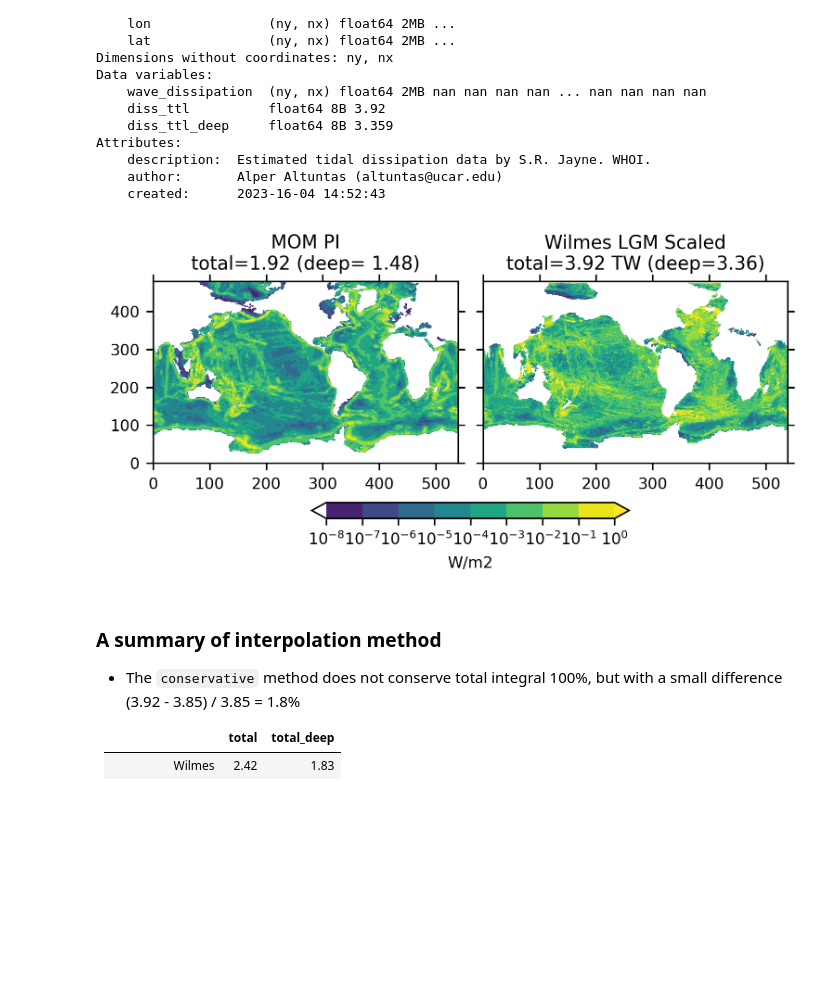
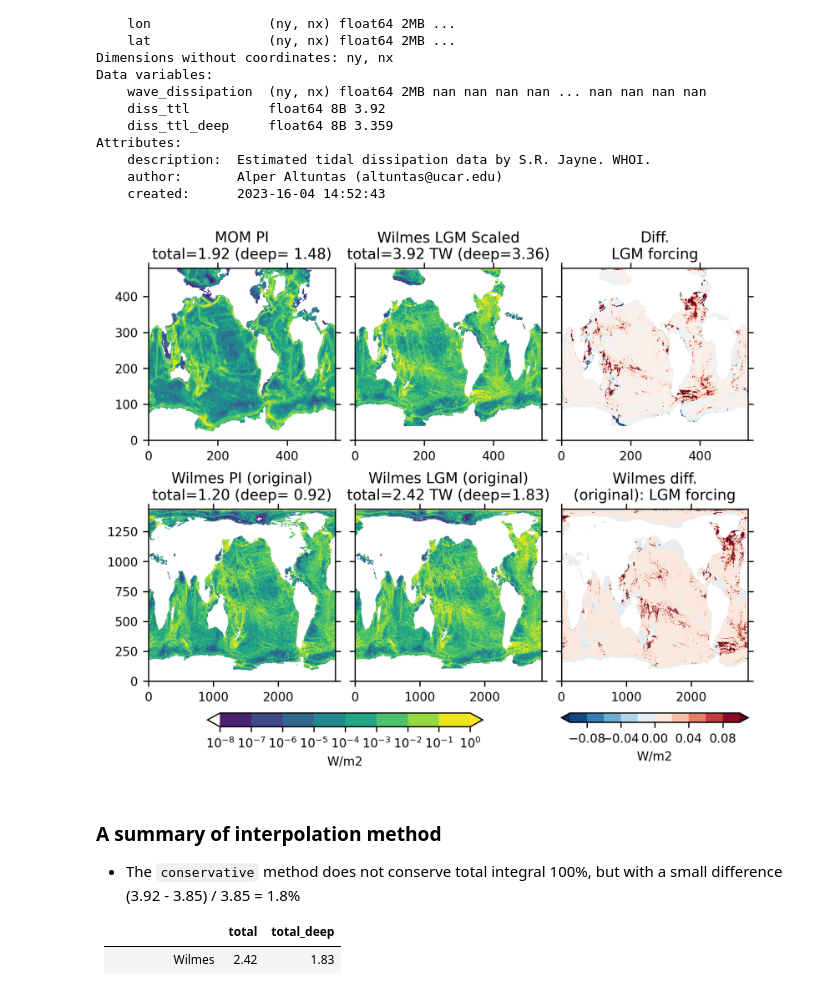
Before and after one commit to jiang-zhu/paleowg-recipes, a Jupyter notebook: cesm3_lgm/06.create_mom6_lgm_tidal.ipynb, the cells around one changed output. Cells and saved outputs as stored; diff of their text form; code cells hidden in the pictures; blank space fills up the shorter version.

```diff
--- a/cesm3_lgm/06.create_mom6_lgm_tidal.ipynb
+++ b/cesm3_lgm/06.create_mom6_lgm_tidal.ipynb
@@ -64,14 +64,14 @@ for key in tide_cases.keys():
 
     diss_x_A = ds.diss * area / 1e12
 
-    diss_ttl = diss_x_A.sum(dim=['lat', 'lon'])
+    diss_ttl = diss_x_A.sum()
     print(f"{key} total diss: {diss_ttl:3.2f} TW")
 
     # diss_ttl2 = ((ds.EDM2 + ds.EDS2 + ds.EDK1 + ds.EDO1) * area).sum(
     #     dim=['lat', 'lon']).values / 1e12
     # print(f"{key} total diss (M2+S2+K1+O1): {diss_ttl2:3.2f} TW")
 
-    diss_ttl_deep = diss_x_A.where(ds.hz > 500).sum(dim=['lat', 'lon'])
+    diss_ttl_deep = diss_x_A.where(ds.hz > 500).sum()
     print(f"{key} deep diss (z > 500 m): {diss_ttl_deep:3.2f} TW")
 
     ds['diss_ttl'] = diss_ttl
@@ -255,7 +256,7 @@ scale factor = 1.59
 ### Regrid wilmes variable into MOM grid
 - https://pangeo-xesmf.readthedocs.io/en/latest/notebooks/Masking.html
 # %%
-ds_wilmes_i6g = tide_cases['wilmes_21ka_i6g']['ds'][['lat', 'lon', 'diss', 'hz']]
+ds_wilmes_i6g = tide_cases['wilmes_21ka_i6g']['ds'][['diss', 'hz']]
 ds_wilmes_i6g['mask'] = xr.where(ds_wilmes_i6g.hz > 0, 1, 0).T
 ds_wilmes_i6g.mask.plot(size=1.5)
 ds_wilmes_i6g['lon_b'] = np.linspace(0, 360, 2881)
@@ -313,7 +311,7 @@ Attributes:
     max_depth:     8008.71923828125
 [figure]
 # %%
-# %%time
+%%time
 
 regridder = xesmf.Regridder(
     ds_wilmes_i6g,
@@ -325,4 +323,4 @@ regridder = xesmf.Regridder(
     # extrap_method="nearest_s2d",
     periodic=True)
 
-diss_wilmes_i6g_mom = regridder(ds_wilmes_i6g['diss'] * scale_factor.values)
+diss_wilmes_lgm_mom = regridder(ds_wilmes_i6g['diss'])
@@ -331,7 +332,7 @@ diss_wilmes_i6g_mom = regridder(ds_wilmes_i6g['diss'] * scale_factor.values)
 # %%
 ds_mom_lgm = ds_mom_pre.copy(deep=True)
 
-ds_mom_lgm.wave_dissipation.data = diss_wilmes_i6g_mom.data
+ds_mom_lgm.wave_dissipation.data = diss_wilmes_lgm_mom.data * scale_factor.values
 
 diss_x_A = ds_mom_lgm.wave_dissipation * ds_mom_geom.Ah.values / 1e12
 ds_mom_lgm['diss_ttl'] = diss_x_A.where(ds_mom_geom.D.values > 0.0).sum()
@@ -354,24 +355,51 @@ Attributes:
     author:       Alper Altuntas (altuntas@ucar.edu)
     created:      2023-16-04 14:52:43
 # %%
-fig, axes = plt.subplots(1, 2, figsize=(5, 2.5),
-                         sharex=True, sharey=True,
+fig, axes = plt.subplots(2, 3, figsize=(6, 5),
+                         sharex=False, sharey='row',
                          constrained_layout=True)
+axes = axes.ravel()
 
 ax = axes[0]
 hc = ax.contourf(ds_mom_pre.wave_dissipation, levels=levels, extend='both')
 hc.set_norm(mcolors.LogNorm(vmin=vmin, vmax=vmax))
 ax.set_title(f"MOM PI\ntotal={ds_mom_pre.diss_ttl:3.2f} (deep={ds_mom_pre.diss_ttl_deep: 3.2f})")
 
 ax = axes[1]
 hc = ax.contourf(ds_mom_lgm.wave_dissipation, levels=levels, extend='both')
 hc.set_norm(mcolors.LogNorm(vmin=vmin, vmax=vmax))
 ax.set_title(f"Wilmes LGM Scaled\ntotal={ds_mom_lgm.diss_ttl:3.2f} TW (deep={ds_mom_lgm.diss_ttl_deep:3.2f})")
 
-cb = fig.colorbar(hc, ax=axes, orientation='horizontal', shrink=0.5,)
+ax = axes[2]
+hc = ax.contourf(ds_mom_lgm.wave_dissipation - ds_mom_pre.wave_dissipation,
+                 levels=np.linspace(-.1, .1, 21), extend='both', cmap='RdBu_r')
+ax.set_title("Diff.\nLGM forcing")
+
+ax = axes[3]
+ds = tide_cases['wilmes_pi']['ds']
+hc = ax.contourf(ds.diss.T, levels=levels, extend='both')
+hc.set_norm(mcolors.LogNorm(vmin=vmin, vmax=vmax))
+ax.set_title(f"Wilmes PI (original)\ntotal={ds.diss_ttl:3.2f} (deep={ds.diss_ttl_deep: 3.2f})")
+
+ax = axes[4]
+ds = tide_cases['wilmes_21ka_i6g']['ds']
+hc = ax.contourf(ds.diss.T, levels=levels, extend='both')
+hc.set_norm(mcolors.LogNorm(vmin=vmin, vmax=vmax))
+ax.set_title(f"Wilmes LGM (original)\ntotal={ds.diss_ttl:3.2f} TW (deep={ds.diss_ttl_deep:3.2f})")
+
+ax = axes[5]
+ds = tide_cases['wilmes_21ka_i6g']['ds'] - tide_cases['wilmes_pi']['ds']
+hc2 = ax.contourf(ds.diss.T, levels=np.linspace(-.1, .1, 11), extend='both',
+                 cmap='RdBu_r')
+ax.set_title("Wilmes diff.\n(original): LGM forcing")
+
+cb = fig.colorbar(hc, ax=axes[3:5], orientation='horizontal', shrink=0.7,)
 cb.set_label('W/m2')
+
+cb2 = fig.colorbar(hc2, ax=axes[5], orientation='horizontal', shrink=1,)
+cb2.set_label('W/m2')
 # %% [output]
-[figure, old version]
+[figure, new version]
 # %% [markdown]
 ### A summary of interpolation method
 - The `conservative` method does not conserve total integral 100%, but with a small difference (3.92 - 3.85) / 3.85 = 1.8%
```
Also changed, not shown: parts of 14 cells of this notebook.
